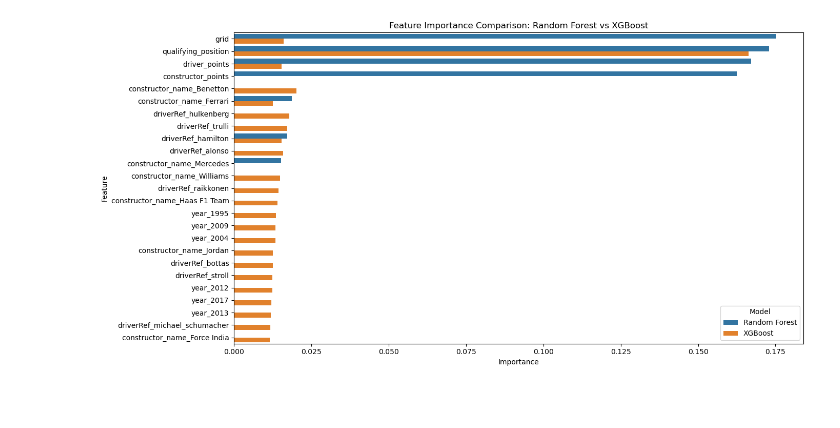
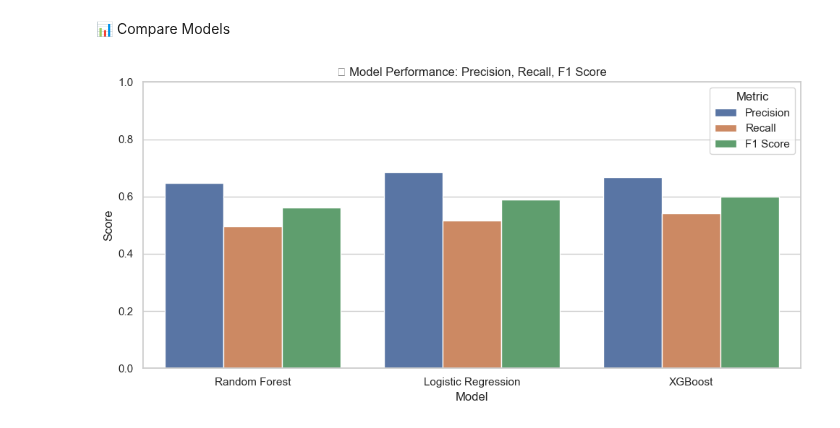
Before and after one commit to mantas123456/Data_Science_Portfolio, a Jupyter notebook: Project_1_Sports_Prediction/notebooks/02_podium_prediction_model.ipynb, the cells around one changed output. Saved outputs shown, nothing was run; the diff lists cells and outputs as text; code cells hidden in the pictures; blank space fills up the shorter version.

```diff
--- a/Project_1_Sports_Prediction/notebooks/02_podium_prediction_model.ipynb
+++ b/Project_1_Sports_Prediction/notebooks/02_podium_prediction_model.ipynb
@@ -177,12 +105,6 @@ Passing `palette` without assigning `hue` is deprecated and will be removed in v
 # %%
-from sklearn.linear_model import LogisticRegression
+# Use latest available points for constructor in that race
+constructor_points = constructor_standings.groupby(["raceId", "constructorId"])[["points"]].max().reset_index()
+constructor_points = constructor_points.rename(columns={"points": "constructor_points"})
 
-# ⚙️ Create and train model
-logreg = LogisticRegression(max_iter=1000)
-logreg.fit(X_train, y_train)
-
-# 🧠 Predict and evaluate
-y_pred_log = logreg.predict(X_test)
-
-print("🔎 Logistic Regression Report:\n")
-print(classification_report(y_test, y_pred_log))
+merged = merged.merge(constructor_points, on=["raceId", "constructorId"], how="left")
@@ -309,28 +171,22 @@ Passing `palette` without assigning `hue` is deprecated and will be removed in v
+# %% [markdown]
+📊 Compare Models
 # %%
-# 📊 Get feature importances from both models
-rf_importances = clf.feature_importances_
-xgb_importances = xgb.feature_importances_
+# Collect metrics
+scores = [
+    {"Model": "Random Forest", "Precision": precision_score(y_test, y_pred_rf), "Recall": recall_score(y_test, y_pred_rf), "F1 Score": f1_score(y_test, y_pred_rf)},
+    {"Model": "Logistic Regression", "Precision": precision_score(y_test, y_pred_lr), "Recall": recall_score(y_test, y_pred_lr), "F1 Score": f1_score(y_test, y_pred_lr)},
+    {"Model": "XGBoost", "Precision": precision_score(y_test, y_pred_xgb), "Recall": recall_score(y_test, y_pred_xgb), "F1 Score": f1_score(y_test, y_pred_xgb)},
+]
 
-# 📦 Create combined DataFrame
-feat_compare_df = pd.DataFrame({
-    'Feature': X.columns,
-    'Random Forest': rf_importances,
-    'XGBoost': xgb_importances
-})
+score_df = pd.DataFrame(scores)
+score_df_melted = score_df.melt(id_vars="Model", var_name="Metric", value_name="Score")
 
-# 📐 Melt for seaborn
-feat_compare_melted = feat_compare_df.melt(id_vars='Feature', var_name='Model', value_name='Importance')
-
-# 📊 Plot side-by-side
-plt.figure(figsize=(14, 7))
-sns.barplot(
-    data=feat_compare_melted.sort_values(by='Importance', ascending=False).head(30),
-    x='Importance',
-    y='Feature',
-    hue='Model'
-)
-plt.title("Feature Importance Comparison: Random Forest vs XGBoost")
+# Plot
+plt.figure(figsize=(10, 5))
+sns.barplot(data=score_df_melted, x="Model", y="Score", hue="Metric")
+plt.title("📊 Model Performance: Precision, Recall, F1 Score")
+plt.ylim(0, 1)
 plt.tight_layout()
 plt.show()
 # %% [output]
-[figure, old version]
+[figure, new version]
```
Also changed, not shown: parts of 24 cells of this notebook.
